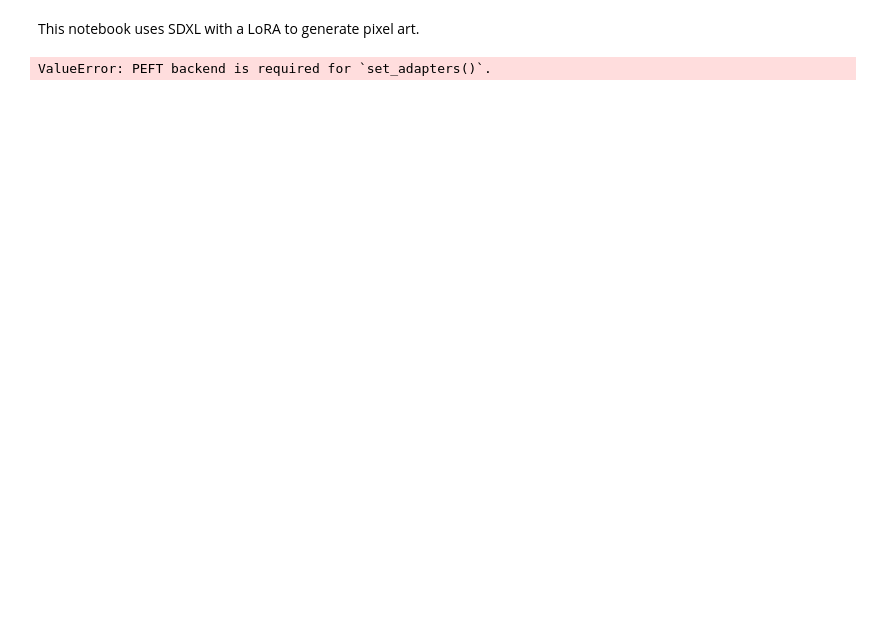
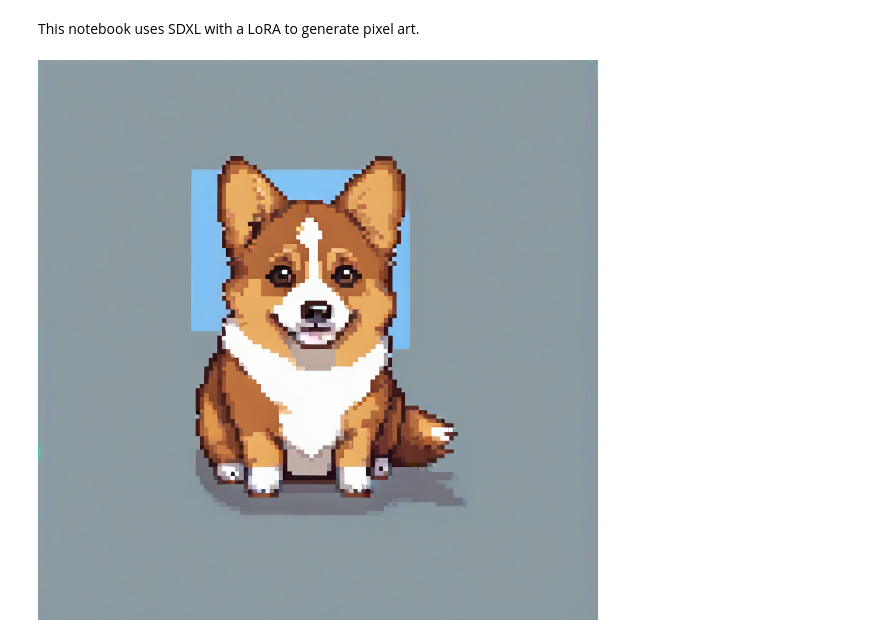
Before and after one commit to johnshaughnessy/jupyter-notebooks, a Jupyter notebook: code/diffusion009.ipynb, the cells around one changed output. Saved outputs shown, nothing was run; the diff lists cells and outputs as text; code cells hidden in the pictures; blank space fills up the shorter version.

Commit message:
Add pixelart notebook

```diff
--- a/code/diffusion009.ipynb
+++ b/code/diffusion009.ipynb
@@ -9,18 +9,17 @@ pipe = AutoPipelineForText2Image.from_pretrained(
     "stabilityai/stable-diffusion-xl-base-1.0", torch_dtype=torch.float16, variant="fp16", use_safetensors=True
 ).to("cuda")
 pipe.load_lora_weights("nerijs/pixel-art-xl", adapter_name="pixel")
-pipe.set_adapters(["pixel"], adapter_weights=[1.0, 1.2])
+pipe.set_adapters(["pixel"], adapter_weights=[1.0])
 pipe.to(device="cuda", dtype=torch.float16)
+print()
-# %% [output]
-ValueError: PEFT backend is required for `set_adapters()`.
 # %%
-prompt = "pixel, a cute corgi"
-negative_prompt = "3d render, realistic"
-
-num_images = 9
+prompt = "a cute corgi, pixel art"
+negative_prompt = "ugly"
 
 image = pipe(prompt=prompt,
            negative_prompt=negative_prompt,
-           num_inference_steps=8,
-           guidance_scale=1.5).images[0]
-display(image)
+           num_inference_steps=10,
+           guidance_scale=10.5).images[0]
+image
+# %% [output]
+[figure, added]
```
